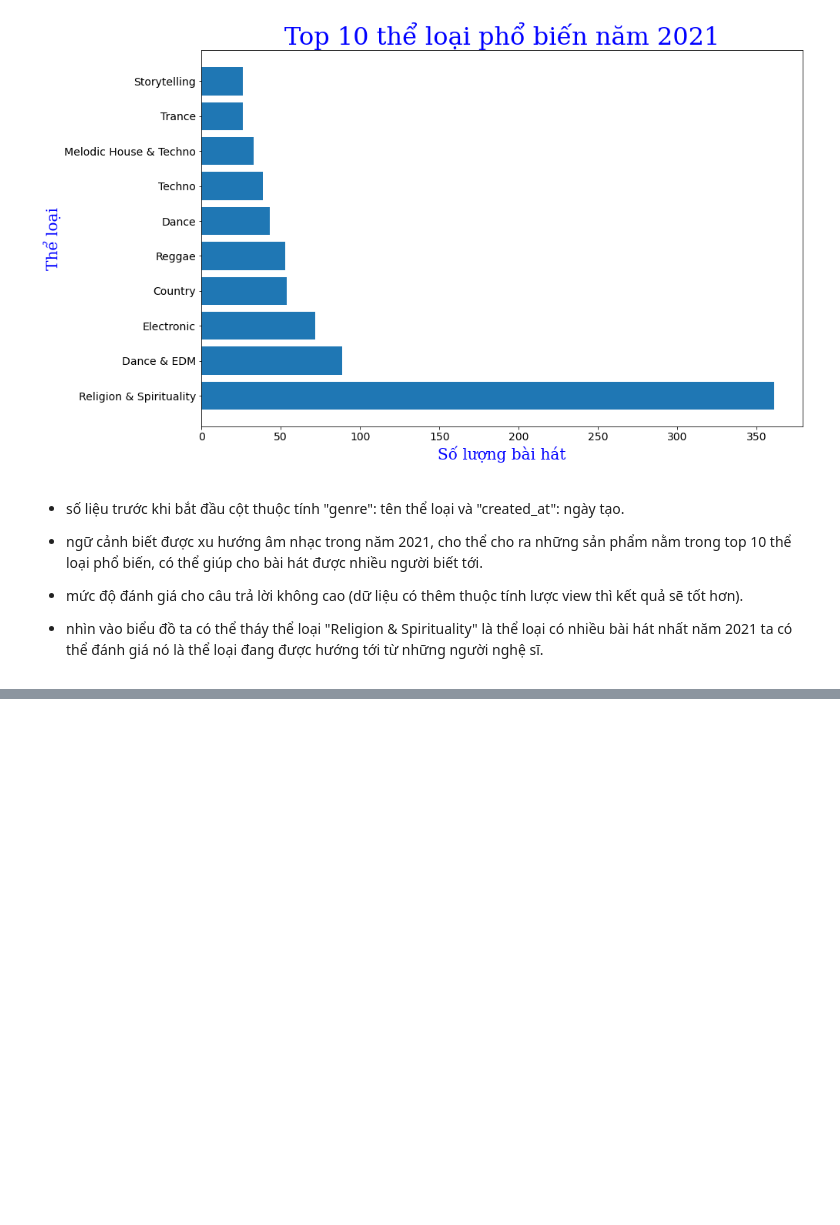
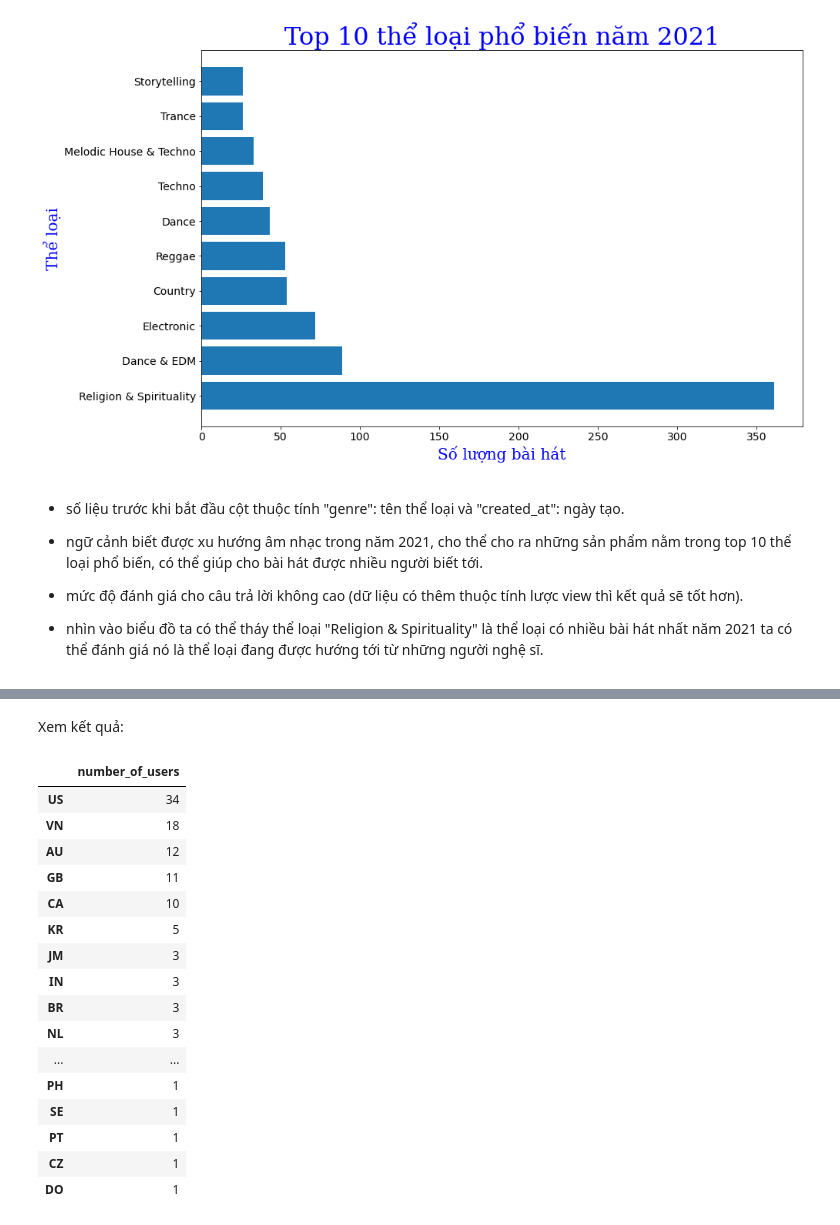
Before and after one commit to khiet-alt/data-analysis, a Jupyter notebook: source.ipynb, the cells around one changed output, grey strips where cells are left out. Drawn from its saved outputs; the diff is of its cells as text; code cells hidden in the pictures; blank space fills up the shorter version.

```diff
--- a/source.ipynb
+++ b/source.ipynb
@@ -320,0 +391,22 @@ plt.show()
+# %% [markdown]
+Xem kết quả:
+# %%
+cc_df
+# %% [output]
+|  | number_of_users |
+| US | 34 |
+| VN | 18 |
+| AU | 12 |
+| GB | 11 |
+| CA | 10 |
+| KR | 5 |
+| JM | 3 |
+| IN | 3 |
+| BR | 3 |
+| NL | 3 |
+| ... | ... |
+| PH | 1 |
+| SE | 1 |
+| PT | 1 |
+| CZ | 1 |
+| DO | 1 |
```
Also changed, not shown: parts of 16 cells of this notebook.
